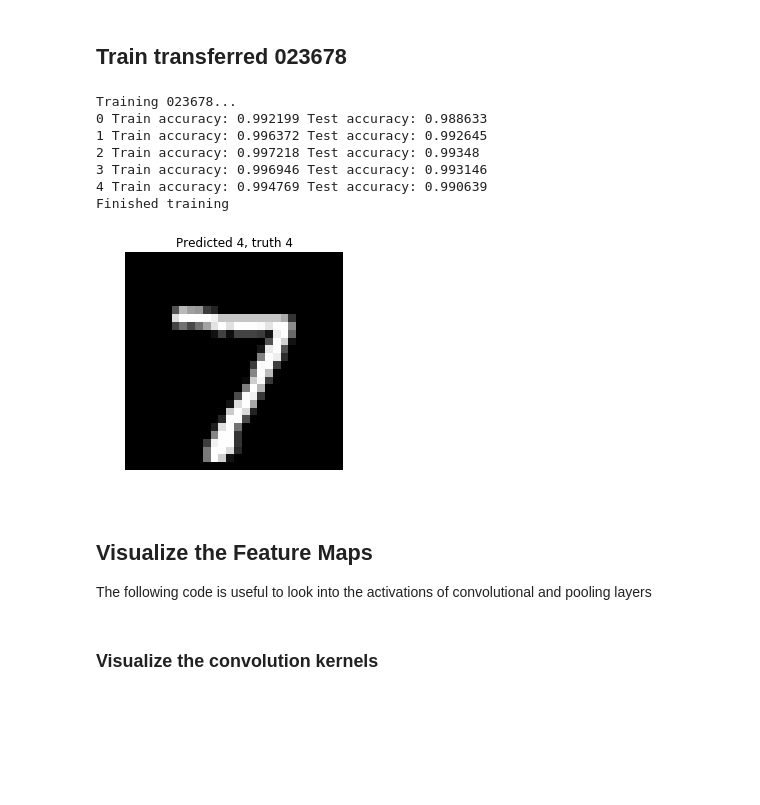
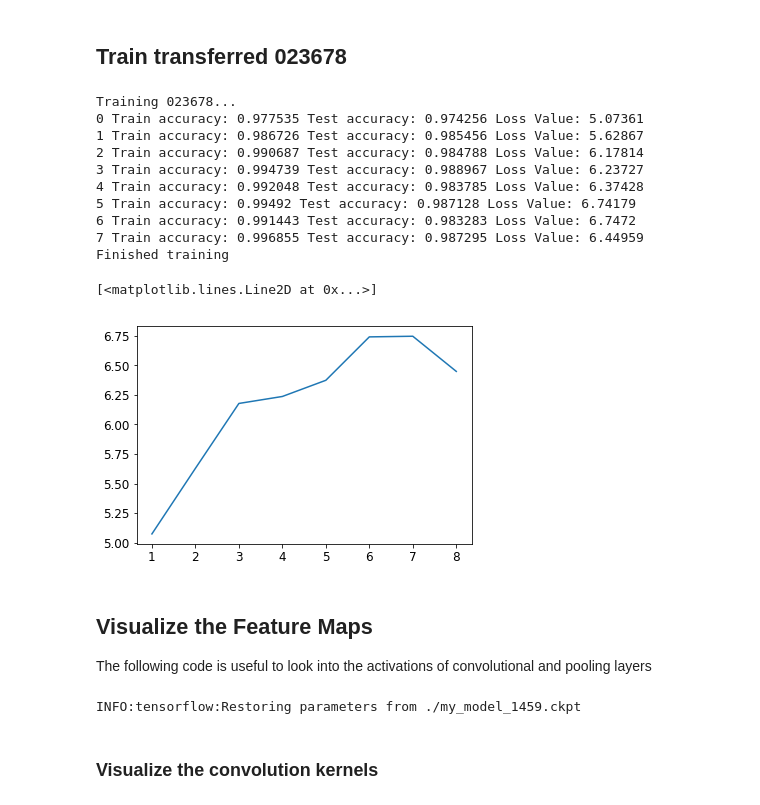
Before and after one commit to raghunanj/ComputerVisionBasics, a Jupyter notebook: 7-CNNs_and_TransferLearning/mnist_transfer_learningskeleton.ipynb, the cells around one changed output. Drawn from its saved outputs; the diff is of its cells as text; code cells hidden in the pictures; blank space fills up the shorter version.

```diff
--- a/7-CNNs_and_TransferLearning/mnist_transfer_learningskeleton.ipynb
+++ b/7-CNNs_and_TransferLearning/mnist_transfer_learningskeleton.ipynb
@@ -302,7 +312,7 @@ fc2_reuse = tf.get_default_graph().get_tensor_by_name("fc2/fc2/Relu:0")
 
 # continue the 023678 graph from FC2...
 with tf.name_scope("fc2_023678"):
-    fc2 = tf.layers.dense(fc1,10,name="fc2_023678", activation = tf.nn.relu)
+    fc2 = tf.layers.dense(fc1,64,name="fc2_023678", activation = tf.nn.relu)
 
 with tf.name_scope("softmax_023678"):
     logits = tf.layers.dense(fc2, 6, name="output_023678",activation = tf.nn.relu)
@@ -327,9 +337,9 @@ with tf.name_scope("init_023678"):
 # %% [markdown]
 ## Train transferred 023678
 # %%
-n_epochs = 5
+n_epochs = 8
 batch_size = 10
-
+LossV = []
 print("Training 023678...")
 with tf.Session() as sess:
     init.run()
@@ -353,32 +363,47 @@ with tf.Session() as sess:
 
         acc_train = accuracy.eval(feed_dict={X: X_023678_train, y: y_023678_train})
         acc_test = accuracy.eval(feed_dict={X: X_023678_test, y: y_023678_test})
-        print(epoch, "Train accuracy:", acc_train, "Test accuracy:", acc_test)
+        loss_val, inferred = sess.run([loss, Y_proba], feed_dict={X: X_1459_test, y: y_1459_test})
+        LossV.append(loss_val)
+        print(epoch, "Train accuracy:", acc_train, "Test accuracy:", acc_test, "Loss Value:" , loss_val)
 
     print("Finished training")
 
+
+
     # for example
-    inferred = sess.run(Y_proba, feed_dict={X: [X_023678_test[0]]})
-    plot_image(X_023678_test[0].reshape(28,28), "Predicted %d, truth %d"%(np.argmax(inferred), y_023678_test[0]))
+    #inferred = sess.run(Y_proba, feed_dict={X: [X_023678_test[0]]})
+    #plot_image(X_023678_test[0].reshape(28,28), "Predicted %d, truth %d"%(np.argmax(inferred), y_023678_test[0]))
 # %% [output]
 Training 023678...
-0 Train accuracy: 0.992199 Test accuracy: 0.988633
-1 Train accuracy: 0.996372 Test accuracy: 0.992645
-2 Train accuracy: 0.997218 Test accuracy: 0.99348
-3 Train accuracy: 0.996946 Test accuracy: 0.993146
-4 Train accuracy: 0.994769 Test accuracy: 0.990639
+0 Train accuracy: 0.977535 Test accuracy: 0.974256 Loss Value: 5.07361
+1 Train accuracy: 0.986726 Test accuracy: 0.985456 Loss Value: 5.62867
+2 Train accuracy: 0.990687 Test accuracy: 0.984788 Loss Value: 6.17814
+3 Train accuracy: 0.994739 Test accuracy: 0.988967 Loss Value: 6.23727
+4 Train accuracy: 0.992048 Test accuracy: 0.983785 Loss Value: 6.37428
+5 Train accuracy: 0.99492 Test accuracy: 0.987128 Loss Value: 6.74179
+6 Train accuracy: 0.991443 Test accuracy: 0.983283 Loss Value: 6.7472
+7 Train accuracy: 0.996855 Test accuracy: 0.987295 Loss Value: 6.44959
 Finished training
-[figure, removed]
+# %%
+x = [1,2,3,4,5,6,7,8]
+plt.plot(x, LossV)
+# %% [output]
+[<matplotlib.lines.Line2D at 0x...>]
+[figure, added]
 # %% [markdown]
 ## Visualize the Feature Maps
 The following code is useful to look into the activations of convolutional and pooling layers
 # %%
 import math
+
 
 with tf.Session() as sess:
 
     saver.restore(sess, "./my_model_1459.ckpt")
-    getActivations(tf.get_default_graph().get_tensor_by_name("correct:0"), X_1459_test[0])
+    #getActivations(tf.get_default_graph().get_tensor_by_name("correct:0"), X_1459_test[0])
+# %% [output]
+INFO:tensorflow:Restoring parameters from ./my_model_1459.ckpt
 # %% [markdown]
 ### Visualize the convolution kernels
 # %%
```
Also changed, not shown: parts of 5 cells of this notebook, 1 other file.
